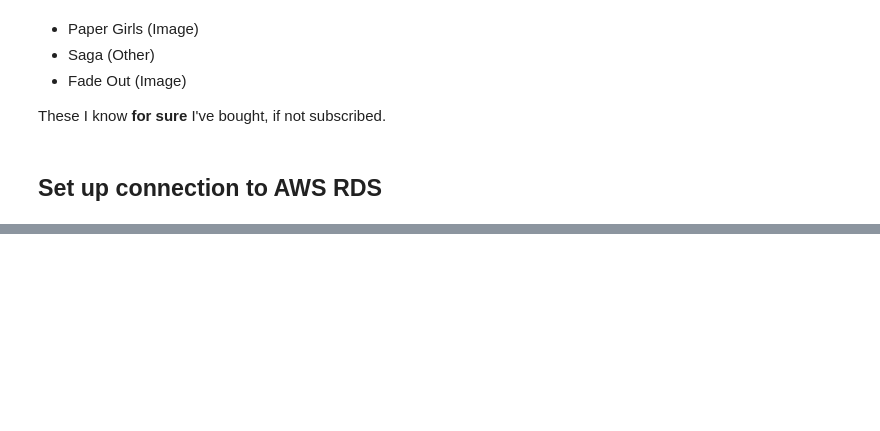
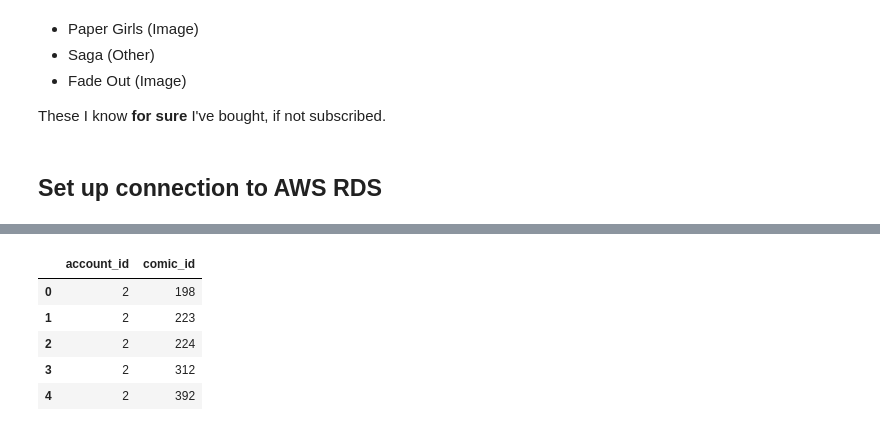
Before and after one commit to werlindo/comics_rx, a Jupyter notebook: comics_rx-5_pseudo_deploy.ipynb, the cells around one changed output, grey strips where cells are left out. Saved outputs shown, nothing was run; the diff lists cells and outputs as text; code cells hidden in the pictures; blank space fills up the shorter version.

```diff
--- a/comics_rx-5_pseudo_deploy.ipynb
+++ b/comics_rx-5_pseudo_deploy.ipynb
@@ -179,0 +185,13 @@ Let's filter out comics already bought.
+# %%
+# Check results
+temp_df = pd.DataFrame(cur.fetchall())
+temp_df.columns = [col.name for col in cur.description]
+# %%
+temp_df.head()
+# %% [output]
+|  | account_id | comic_id |
+| 0 | 2 | 198 |
+| 1 | 2 | 223 |
+| 2 | 2 | 224 |
+| 3 | 2 | 312 |
+| 4 | 2 | 392 |
```
Also changed, not shown: parts of 28 cells of this notebook, 6 other files.
